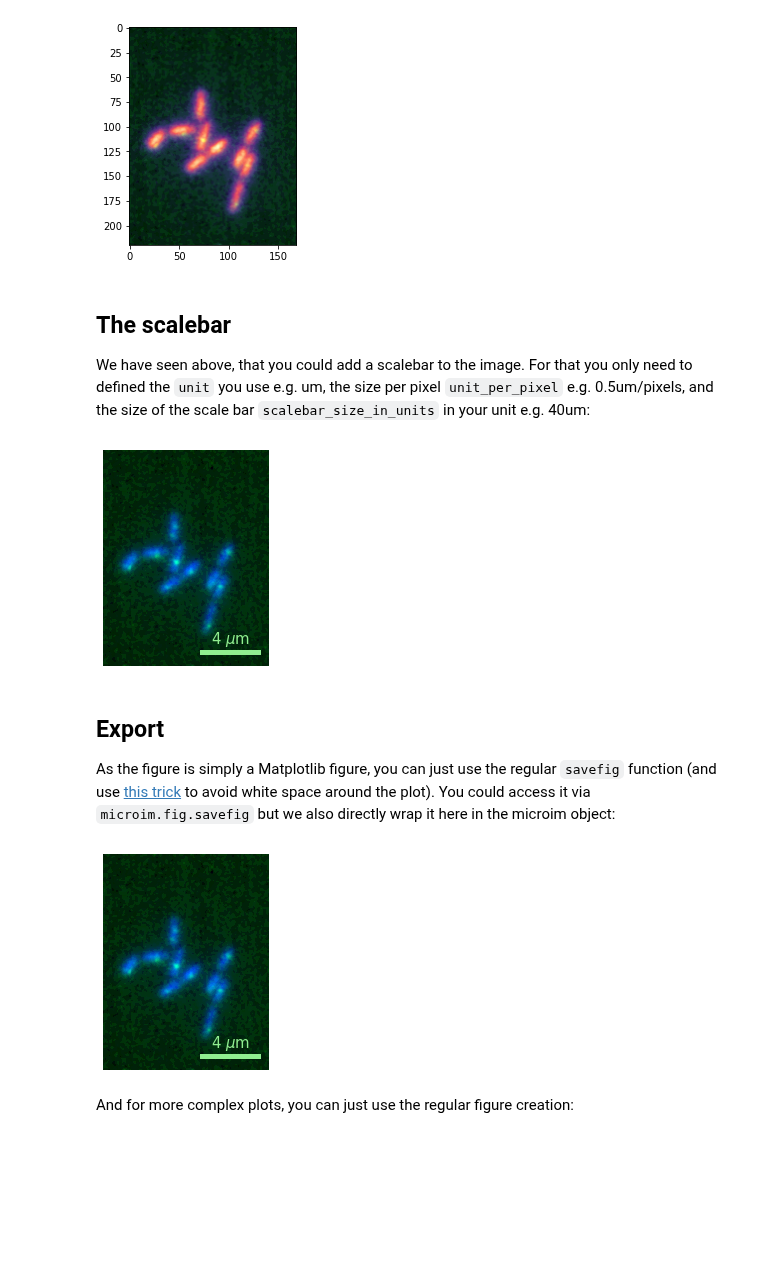
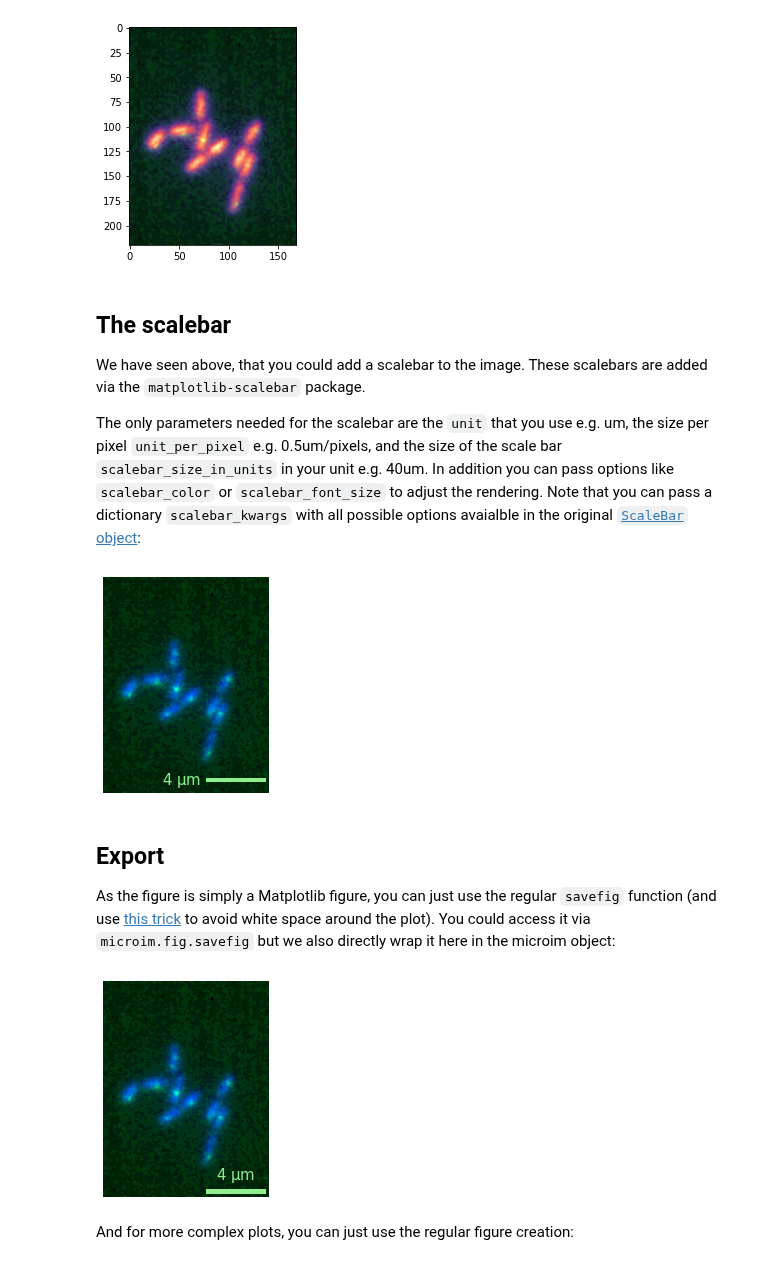
Before and after one commit to guiwitz/microfilm, a Jupyter notebook: notebooks/create_plots.ipynb, the cells around one changed output. Cells and saved outputs as stored; diff of their text form; code cells hidden in the pictures; blank space fills up the shorter version.

````diff
--- a/notebooks/create_plots.ipynb
+++ b/notebooks/create_plots.ipynb
@@ -259,13 +259,16 @@ plt.imshow(converted);
 # %% [markdown]
 ## The scalebar
 
-We have seen above, that you could add a scalebar to the image. For that you only need to defined the ```unit``` you use e.g. um, the size per pixel ```unit_per_pixel``` e.g. 0.5um/pixels, and the size of the scale bar ```scalebar_size_in_units``` in your unit e.g. 40um:
+We have seen above, that you could add a scalebar to the image. These scalebars are added via the ```matplotlib-scalebar``` package.
+
+The only parameters needed for the scalebar are the ```unit``` that you use e.g. um, the size per pixel ```unit_per_pixel``` e.g. 0.5um/pixels, and the size of the scale bar ```scalebar_size_in_units``` in your unit e.g. 40um. In addition you can pass options like ```scalebar_color``` or ```scalebar_font_size``` to adjust the rendering. Note that you can pass a dictionary ```scalebar_kwargs``` with all possible options avaialble in the original [```ScaleBar``` object](https://github.com/ppinard/matplotlib-scalebar#scalebar-arguments):
 # %%
 microim = microplot.microshow(images=[image1, image2], cmaps=['pure_blue', 'pure_green'],
                               unit='um', scalebar_unit_per_pix=0.065, scalebar_size_in_units=4,
-                              scalebar_text_centered=True, scalebar_color='lightgreen', scalebar_font_size=0.05);
+                              scalebar_color='lightgreen', scalebar_font_size=15,
+                              scalebar_kwargs={'scale_loc':'left'});
 # %% [output]
-[figure, old version]
+[figure, new version]
 # %% [markdown]
 ## Export
 
@@ -273,10 +276,10 @@
 # %%
 microim = microplot.microshow(images=[image1, image2], cmaps=['pure_blue', 'pure_green'],
                               unit='um', scalebar_unit_per_pix=0.065, scalebar_size_in_units=4,
-                              scalebar_text_centered=True, scalebar_color='lightgreen', scalebar_font_size=0.05);
+                              scalebar_color='lightgreen', scalebar_font_size=15);
 microim.savefig('single.png', bbox_inches = 'tight', pad_inches = 0, dpi=600)
 # %% [output]
-[figure, old version]
+[figure, new version]
 # %% [markdown]
 And for more complex plots, you can just use the regular figure creation:
 # %%
````
Also changed, not shown: parts of 9 cells of this notebook, 7 other files.
